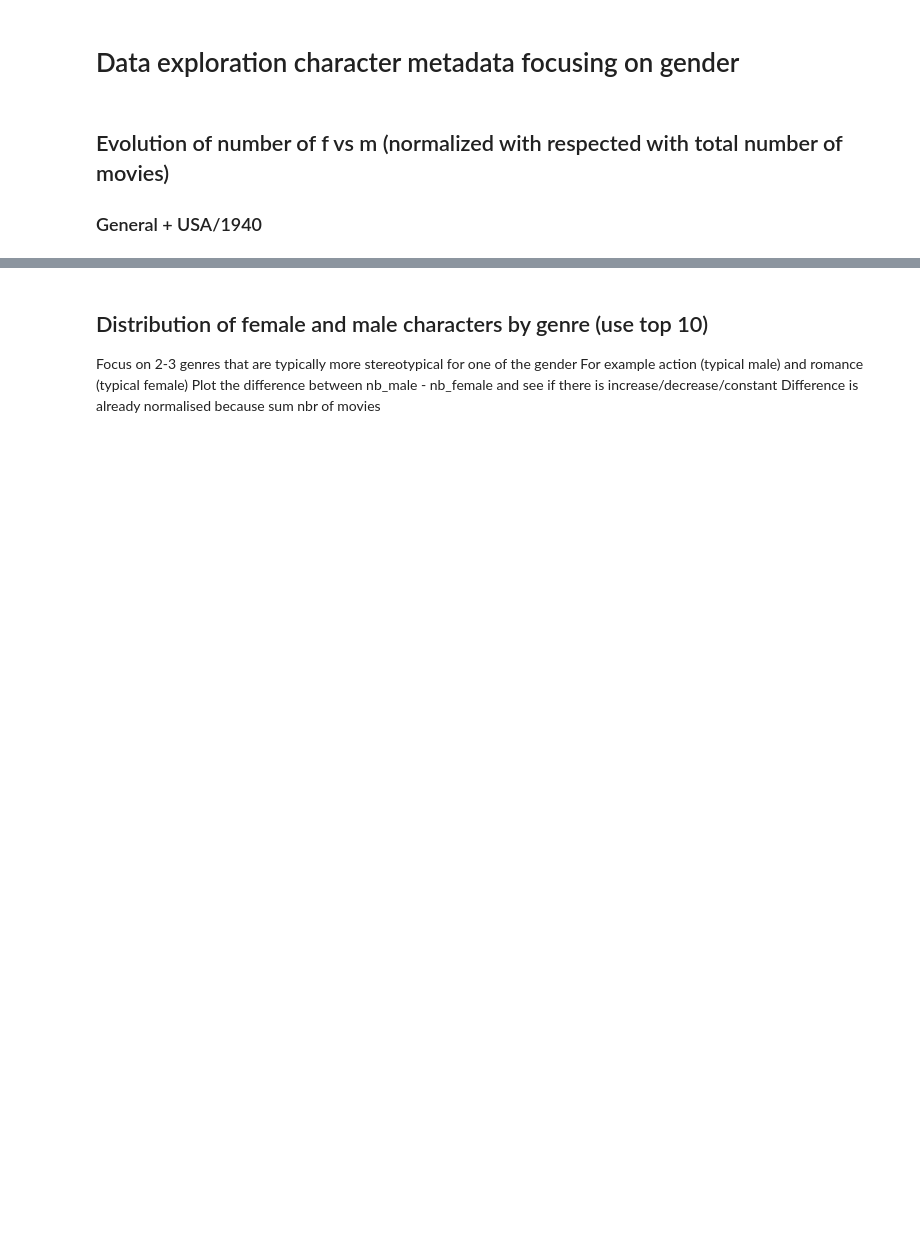
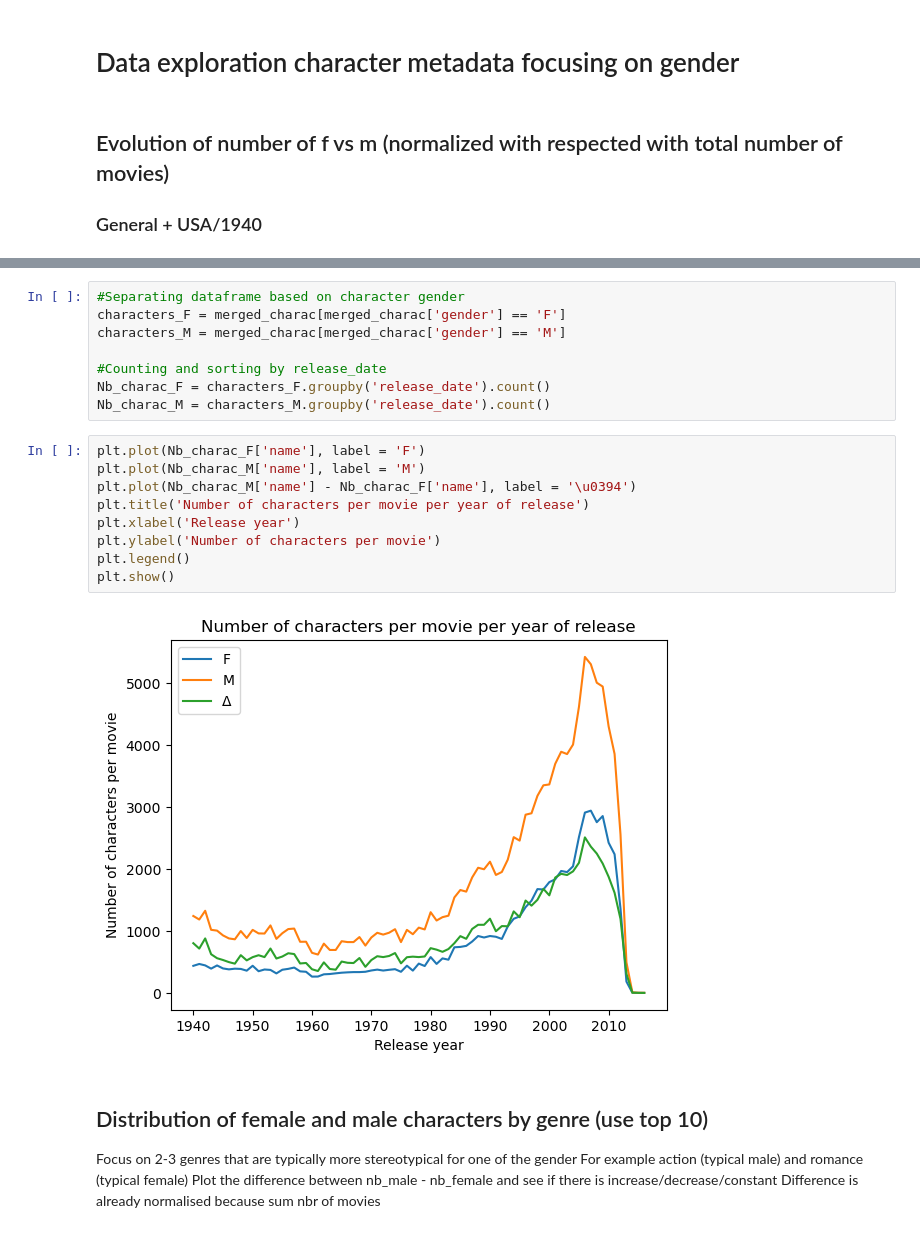
Before and after one commit to epfl-ada/ada-2022-project-error141, a Jupyter notebook: data_exploration_final.ipynb, the cells around one changed output, grey strips where cells are left out. Saved outputs shown, nothing was run; the diff lists cells and outputs as text; blank space fills up the shorter version.

```diff
--- a/data_exploration_final.ipynb
+++ b/data_exploration_final.ipynb
@@ -243,3 +295,22 @@ usa_movie.head()
+# %%
+#Separating dataframe based on character gender
+characters_F = merged_charac[merged_charac['gender'] == 'F']
+characters_M = merged_charac[merged_charac['gender'] == 'M']
+
+#Counting and sorting by release_date
+Nb_charac_F = characters_F.groupby('release_date').count()
+Nb_charac_M = characters_M.groupby('release_date').count()
+# %%
+plt.plot(Nb_charac_F['name'], label = 'F')
+plt.plot(Nb_charac_M['name'], label = 'M')
+plt.plot(Nb_charac_M['name'] - Nb_charac_F['name'], label = '\u0394')
+plt.title('Number of characters per movie per year of release')
+plt.xlabel('Release year')
+plt.ylabel('Number of characters per movie')
+plt.legend()
+plt.show()
+# %% [output]
+[figure, added]
 # %% [markdown]
 ## Distribution of female and male characters by genre (use top 10)
 Focus on 2-3 genres that are typically more stereotypical for one of the gender
```
Also changed, not shown: parts of 11 cells of this notebook.
